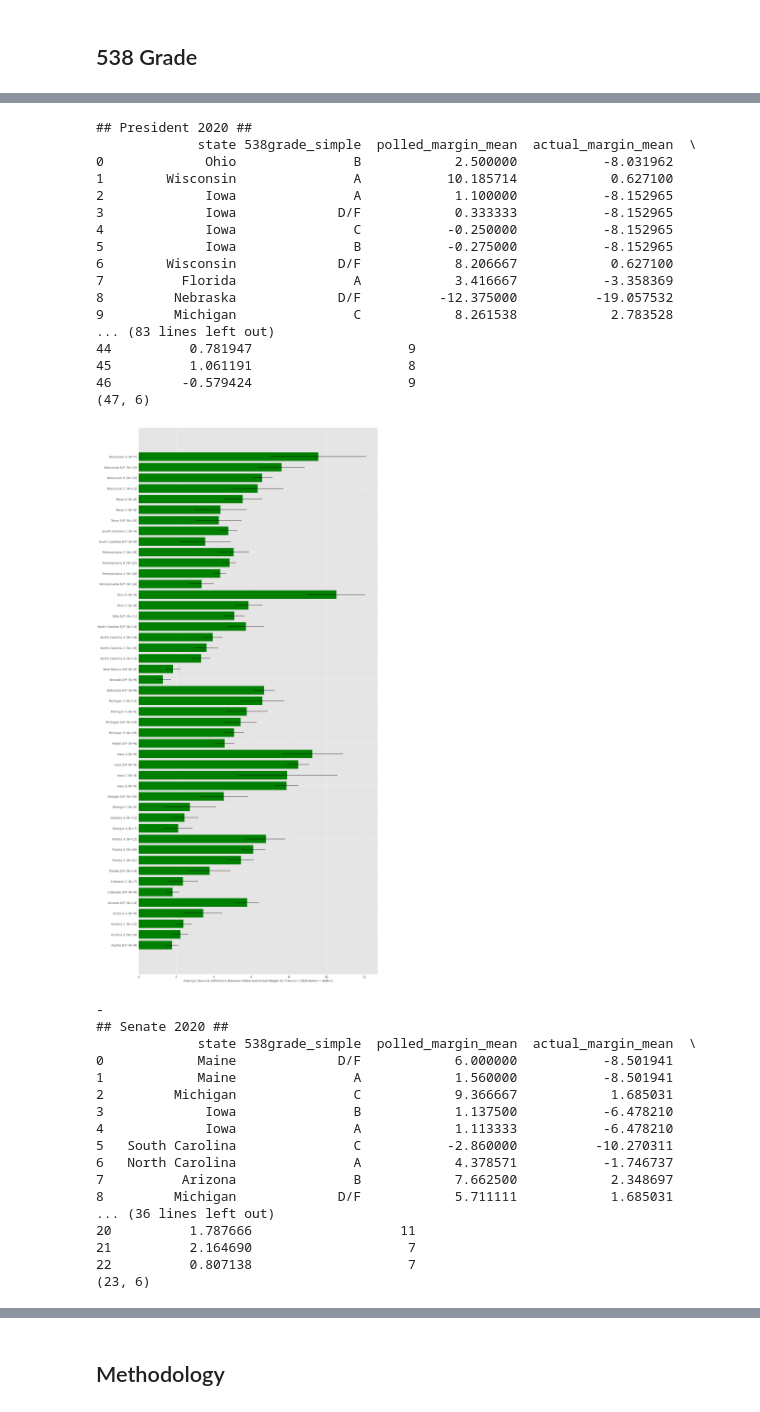
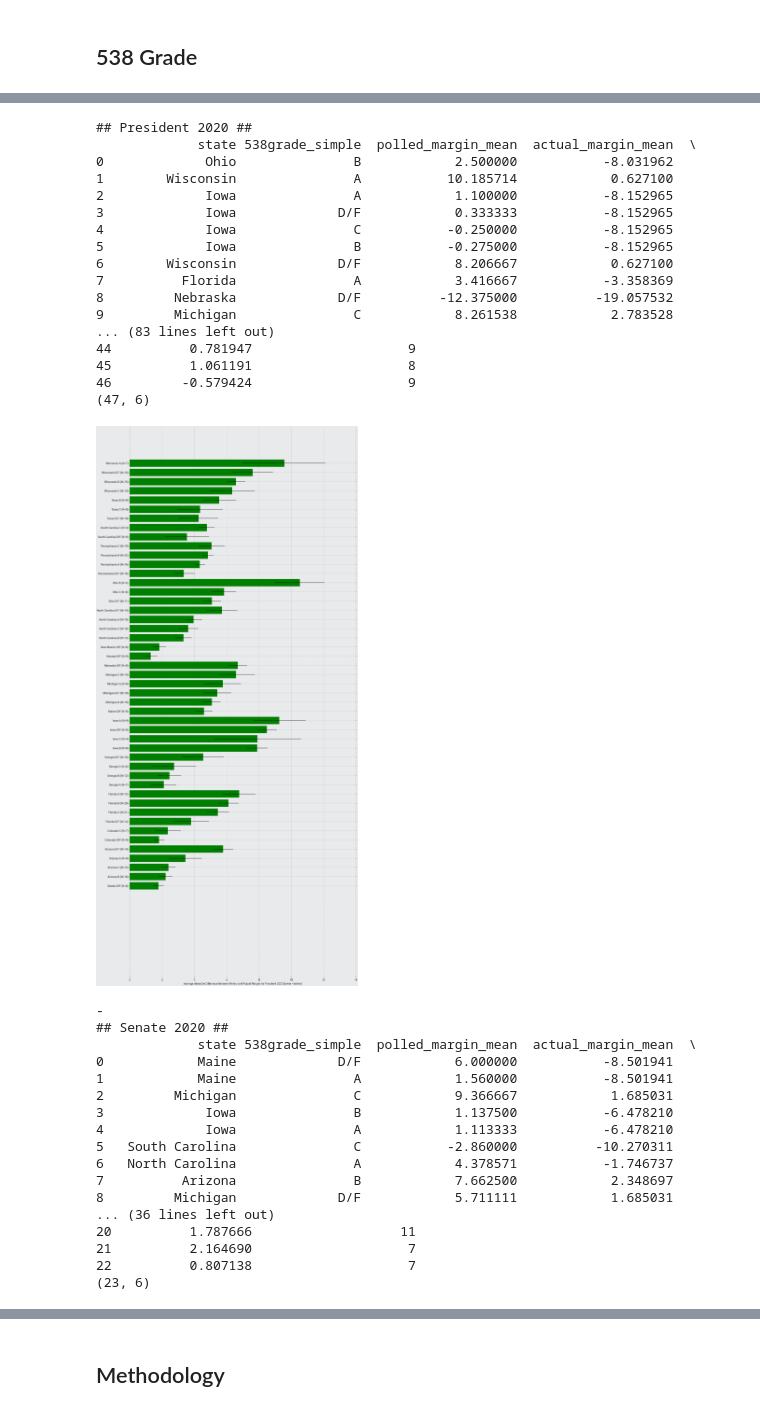
Before and after one commit to dmarcelinobr/pollingland, a Jupyter notebook: predicting_politics/Analysis.ipynb, the cells around one changed output, grey strips where cells are left out. Saved outputs shown, nothing was run; the diff lists cells and outputs as text; code cells hidden in the pictures.

```diff
--- a/predicting_politics/Analysis.ipynb
+++ b/predicting_politics/Analysis.ipynb
@@ -1,7 +0,0 @@
-# %%
-import pandas as pd
-import numpy as np
-from mlgear.utils import show
-import matplotlib.pyplot as plt
-%matplotlib inline
-plt.style.use('ggplot')
@@ -97,7 +122,7 @@ def plot_polls(polls, grouper, election='president', year=2020, day_filter=30, c
 # %% [markdown]
 ## Load Polls
 # %%
-polls = pd.read_csv('polls.csv')
+polls = pd.read_csv(f'{DATA_DIRECTORY}/polls.csv')
 polls
 # %% [output]
 |  | election | state | year | stage | dem_candidate | pollster | N | methodology | population | ... |
@@ -119,7 +144,8 @@ polls
 for y in [2020, 2018, 2016, 2014, 2012, 2010, 2008, 2006, 2004, 2002, 2000]:
     for p in ['president', 'senate', 'governor']:
         print('## {} {} ##'.format(p.title(), y))
-        plot_polls(polls, grouper='state', election=p, year=y)
+        with plt.style.context(['jotaviz']):
+            plot_polls(polls, grouper='state', election=p, year=y)
         print('-')
 # %% [output]
 ## President 2020 ##
@@ -236,7 +262,8 @@ for y in [2020, 2018, 2016, 2014, 2012, 2010, 2008, 2006, 2004, 2002, 2000]:
 for y in [2020, 2018, 2016]:
     for p in ['president', 'senate', 'governor', 'GCB']:
         print('## {} {} ##'.format(p.title(), y))
-        plot_polls(polls[polls['538grade_simple'] != 'Unknown'], grouper='538grade_simple', election=p, year=y)
+        with plt.style.context(['jotaviz']):
+            plot_polls(polls[polls['538grade_simple'] != 'Unknown'], grouper='538grade_simple', election=p, year=y)
         print('-')
 # %% [output]
 ## President 2020 ##
@@ -330,29 +357,30 @@ for y in [2020, 2018, 2016]:
 # %%
 for y in [2020, 2018]:
     for p in ['president', 'senate', 'governor']:
         print('## {} {} ##'.format(p.title(), y))
-        plot_polls(polls[polls['538grade_simple'] != 'Unknown'],
-                   grouper=['state', '538grade_simple'], election=p, year=y, count_filter=3)
+        with plt.style.context(['jotaviz']):
+            plot_polls(polls[polls['538grade_simple'] != 'Unknown'],
+                    grouper=['state', '538grade_simple'], election=p, year=y, count_filter=3)
         print('-')
 # %% [output]
 ## President 2020 ##
              state 538grade_simple  polled_margin_mean  actual_margin_mean  \
 0             Ohio               B            2.500000           -8.031962
 1        Wisconsin               A           10.185714            0.627100
 2             Iowa               A            1.100000           -8.152965
 3             Iowa             D/F            0.333333           -8.152965
 4             Iowa               C           -0.250000           -8.152965
 5             Iowa               B           -0.275000           -8.152965
 6        Wisconsin             D/F            8.206667            0.627100
 7          Florida               A            3.416667           -3.358369
 8         Nebraska             D/F          -12.375000          -19.057532
 9         Michigan               C            8.261538            2.783528
 ... (83 lines left out)
 44          0.781947                    9
 45          1.061191                    8
 46         -0.579424                    9
 (47, 6)
-[figure, old version]
+[figure, new version]
 -
 ## Senate 2020 ##
              state 538grade_simple  polled_margin_mean  actual_margin_mean  \
```
Also changed, not shown: parts of 12 cells of this notebook, 5 other files.
